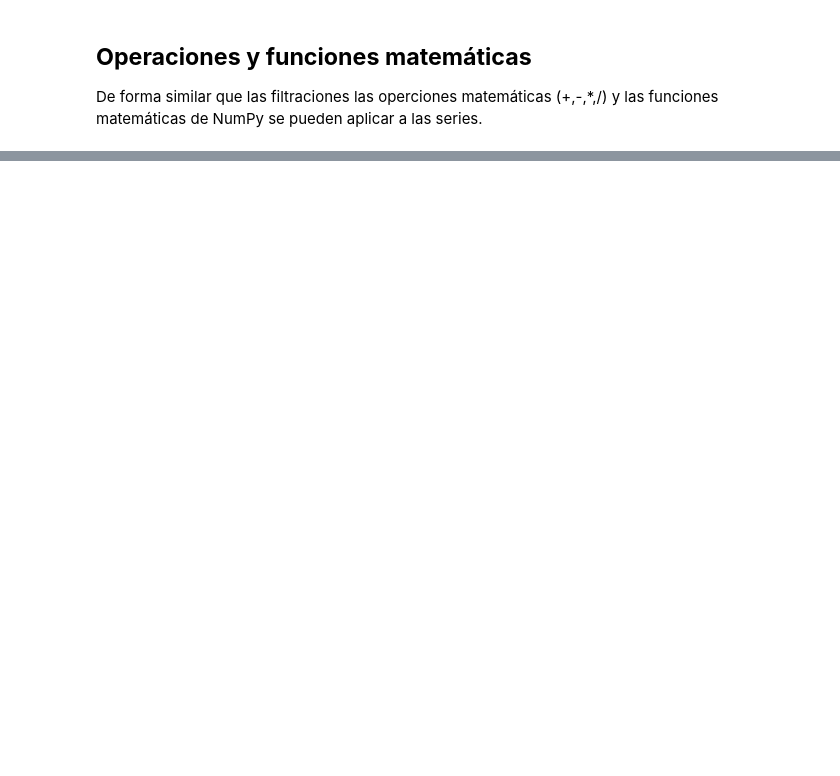
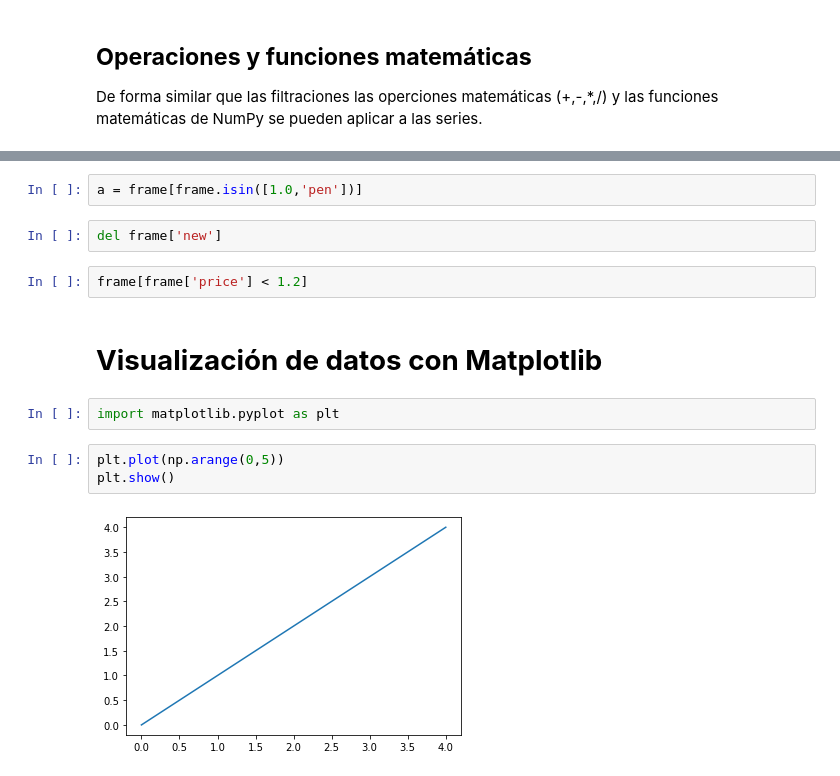
Before and after one commit to alfonsocude/Introducci-n-a-Numpy-Pandas-Matplotlib, a Jupyter notebook: numpy_pandas_plotly.ipynb, the cells around one changed output, grey strips where cells are left out. Cells and saved outputs as stored; diff of their text form; blank space fills up the shorter version.

```diff
--- a/numpy_pandas_plotly.ipynb
+++ b/numpy_pandas_plotly.ipynb
@@ -556,0 +213,15 @@ dtype: float64
+# %%
+a = frame[frame.isin([1.0,'pen'])]
+# %%
+del frame['new']
+# %%
+frame[frame['price'] < 1.2]
+# %% [markdown]
+# **Visualización de datos con Matplotlib**
+# %%
+import matplotlib.pyplot as plt
+# %%
+plt.plot(np.arange(0,5))
+plt.show()
+# %% [output]
+[figure, added]
```
Also changed, not shown: parts of 121 cells of this notebook.
